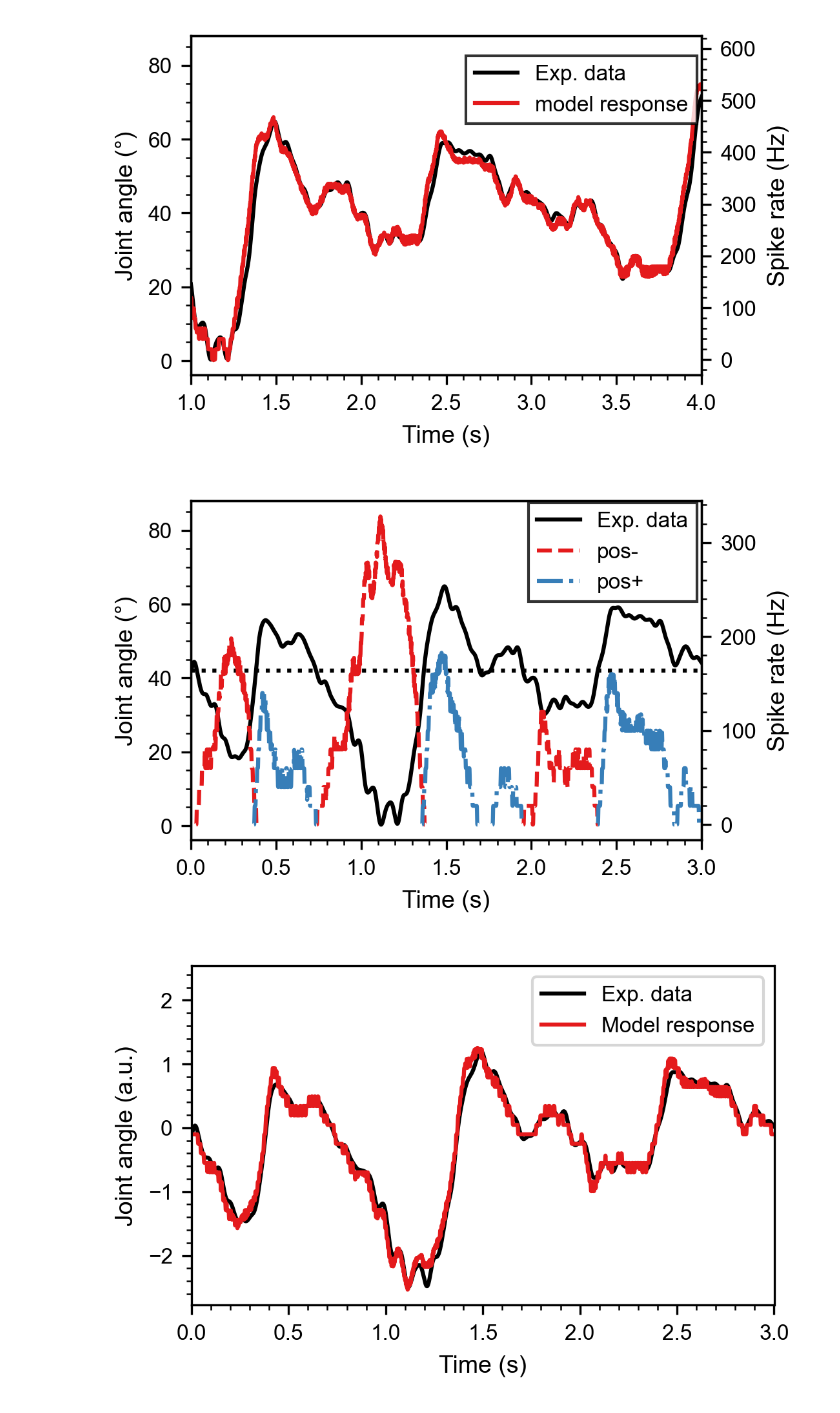
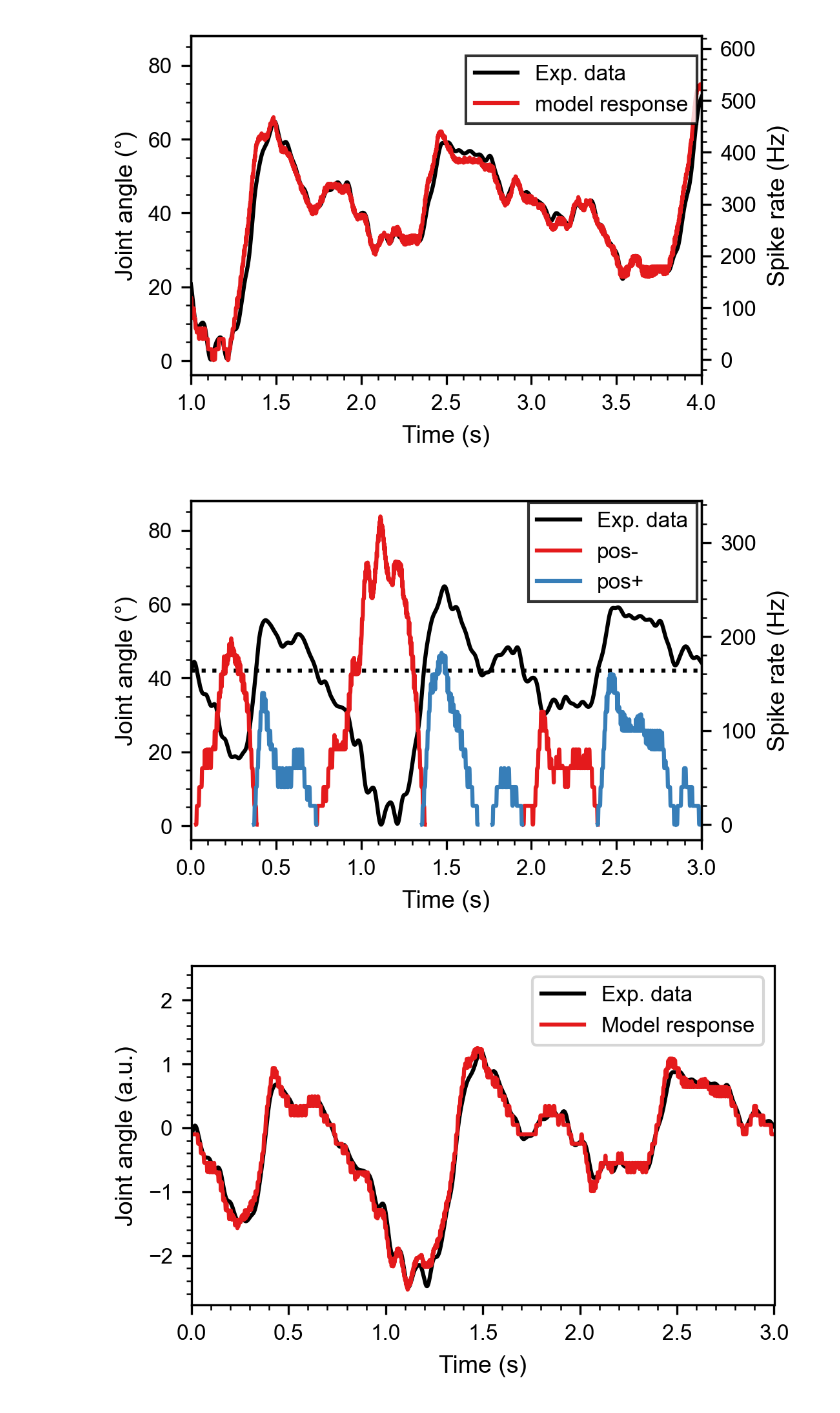
Before and after one commit to ThomasvanderVeen/StickInsectProprioception, a Jupyter notebook: 2_position_neurons.ipynb, the cells around one changed output. Cells and saved outputs as stored; diff of their text form; code cells hidden in the pictures.

```diff
--- a/2_position_neurons.ipynb
+++ b/2_position_neurons.ipynb
@@ -98,34 +98,34 @@ fig.savefig('Images/position_neuron/uni_position_din_.pdf')
 # %%
 fig, ax1 = plt.subplots()
 ax2 = ax1.twinx()
 
 handles = ['pos-', 'pos+']
 
 for i in range(2):
     firing_rate = get_firing_rate_convolve(spike_position_bi[:, i, 0], constants['dt'], 0.05)
-    ax2.plot(time, firing_rate, color=custom_colors[i], linestyle=custom_linestyles[i+1], label = handles[i])
+    ax2.plot(time, firing_rate, color=custom_colors[i], label = handles[i])
 
 
 ax1.plot(time, joint_angles[:, 0, 0], color='black', label='Exp. data')
 ax1.plot(time, np.full(len(time), np.max(joint_angles[:, 0, 0]) / 2 + np.min(joint_angles[:, 0, 0]) / 2), linestyle='dotted',
          color='black')
 
 ax1.set_xlabel("Time (s)")
 ax1.set_ylabel("Joint angle (°)")
 ax1.minorticks_on()
 ax2.minorticks_on()
 
 ax1.set_xlim([0, 3])
 ax2.set_xlim([0, 3])
 fig.legend(loc='lower right', fancybox=False, edgecolor='black', bbox_to_anchor=[0.87, 0.72])
 
 ax2.set_ylabel("Spike rate (Hz)")
 
 fig.tight_layout(pad=parameters['pad'])
 fig.savefig('Images/position_neuron/bi_position_din_.png')
 fig.savefig('Images/position_neuron/bi_position_din_.pdf')
 # %% [output]
-[figure, old version]
+[figure, new version]
 # %%
 firing_rate_down = get_firing_rate_convolve(spike_position_bi[:, 0, 0], constants['dt'], 0.05, nan_bool=False)
 firing_rate_up = get_firing_rate_convolve(spike_position_bi[:, 1, 0], constants['dt'], 0.05, nan_bool=False)
```
Also changed, not shown: 17 other files.
